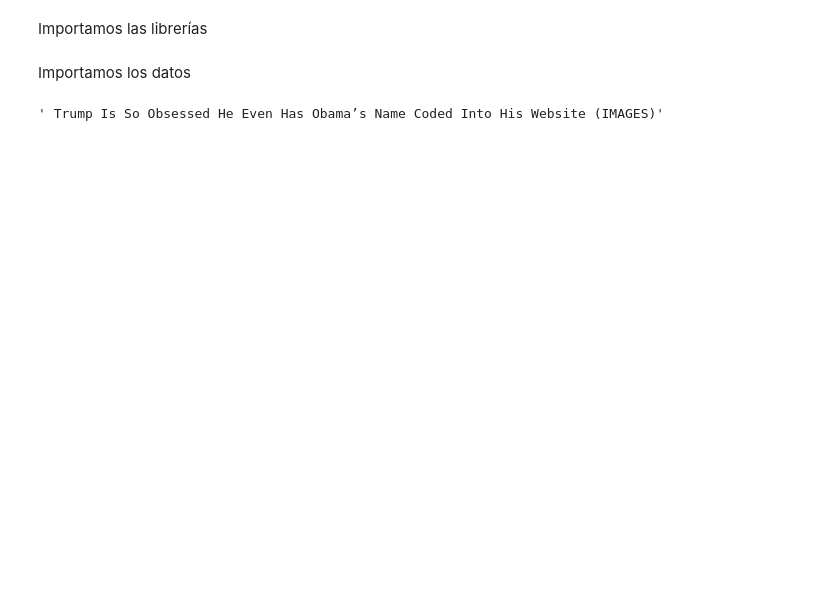
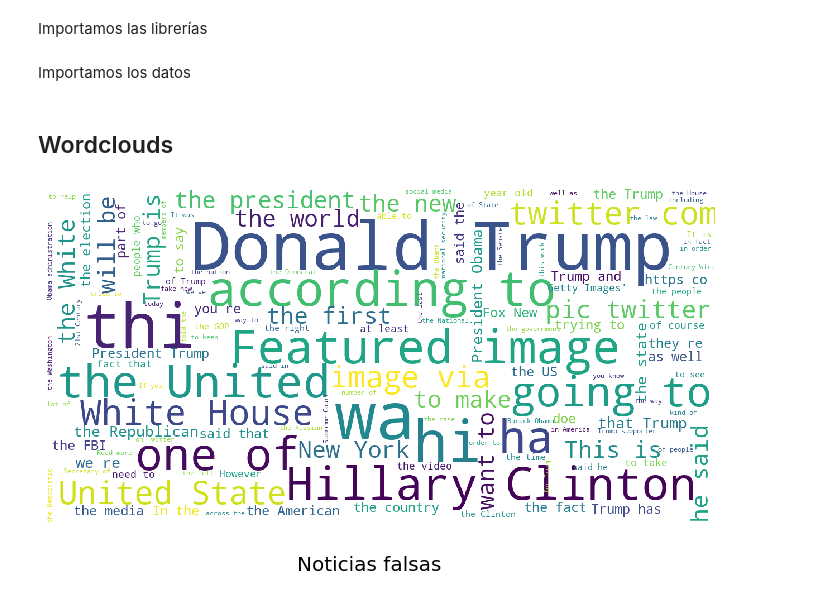
Before and after one commit to framunoz/Detector-Noticias-Falsas, a Jupyter notebook: codigo/Deteccion de noticias falsas.ipynb, the cells around one changed output. Saved outputs shown, nothing was run; the diff lists cells and outputs as text; code cells hidden in the pictures; blank space fills up the shorter version.

```diff
--- a/codigo/Deteccion de noticias falsas.ipynb
+++ b/codigo/Deteccion de noticias falsas.ipynb
@@ -5,13 +5,55 @@ import pandas as pd
 from nltk.probability import FreqDist
 from nltk.tokenize import sent_tokenize
 from nltk.tokenize import word_tokenize
+from nltk.corpus import stopwords
+stop_words=set(stopwords.words("english"))
+from wordcloud import WordCloud, STOPWORDS
+import matplotlib.pyplot as plt
+stopwords = set(STOPWORDS)
 # %% [markdown]
 Importamos los datos
 # %%
 fake= pd.read_csv('Fake.csv')
 true= pd.read_csv('True.csv')
-# %%
-text= fake['title'][3]
-text
-# %% [output]
-' Trump Is So Obsessed He Even Has Obama’s Name Coded Into His Website (IMAGES)'
+# %%
+# Variables de los nombres de las columnas
+
+TITLE = 'title'
+TEXT= 'text'
+SUBJECT = 'subject'
+DATE = 'date'
+# %% [markdown]
+## Wordclouds
+# %%
+# Texto noticias falsas
+FAKE_TEXT = []
+for i in fake.index:
+    FAKE_TEXT.append(fake[TEXT][i])
+
+# Texto noticias verdaderas
+TRUE_TEXT = []
+for i in true.index:
+    TRUE_TEXT.append(true[TEXT][i])
+
+def show_wordcloud(data, title = None):
+    wordcloud = WordCloud(
+        background_color='white',
+        stopwords=stop_words,
+        max_words=200,
+        max_font_size=40,
+        scale=3,
+        random_state=1 # chosen at random by flipping a coin; it was heads
+    ).generate(str(data))
+
+    fig = plt.figure(1, figsize=(12, 12))
+    plt.axis('off')
+    if title:
+        fig.suptitle(title, fontsize=20)
+        fig.subplots_adjust(top=2.3)
+
+    plt.imshow(wordcloud)
+    plt.show()
+# %%
+show_wordcloud(FAKE_TEXT, title= 'Noticias falsas')
+# %% [output]
+[figure, added]
```
Also changed, not shown: parts of 7 cells of this notebook.
